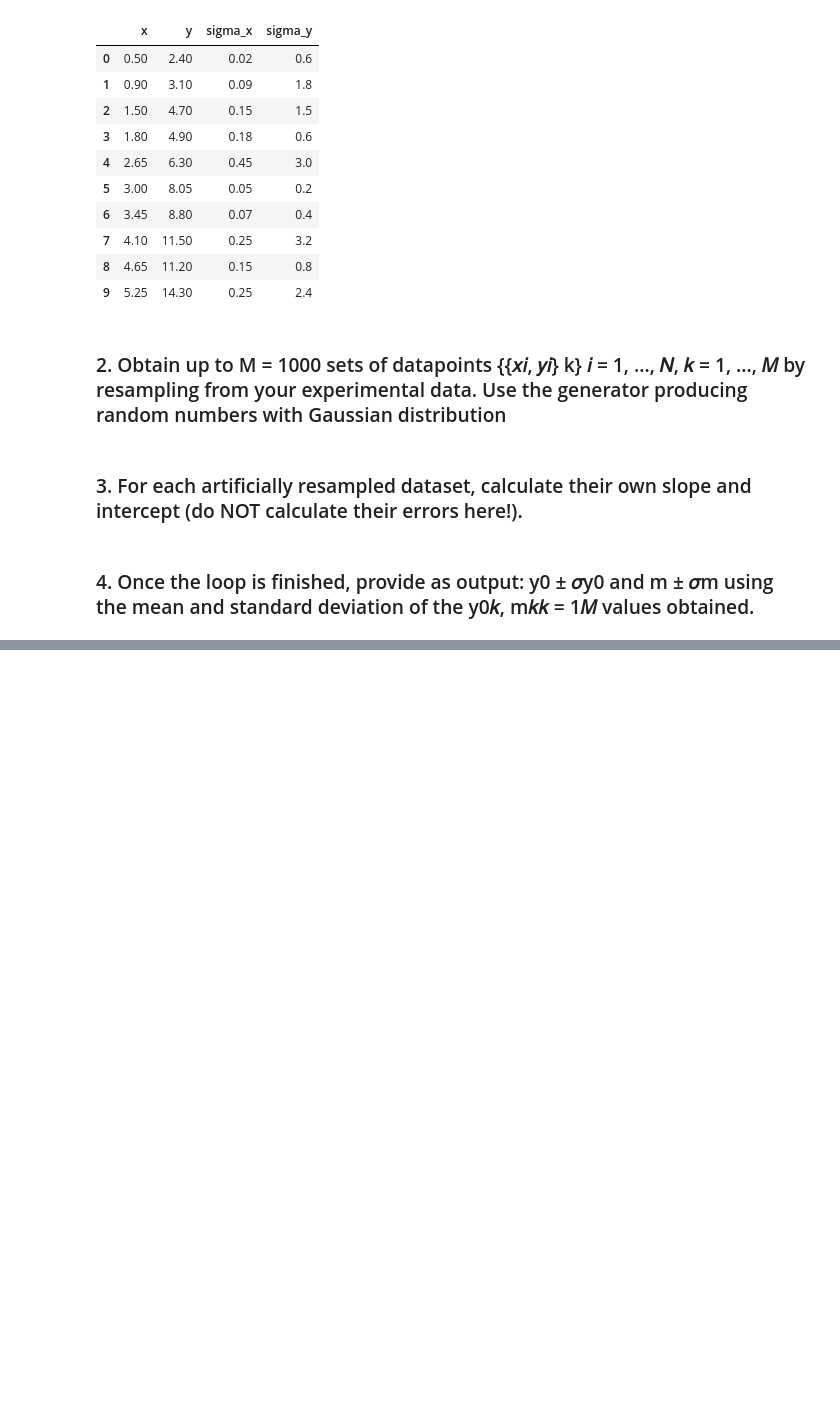
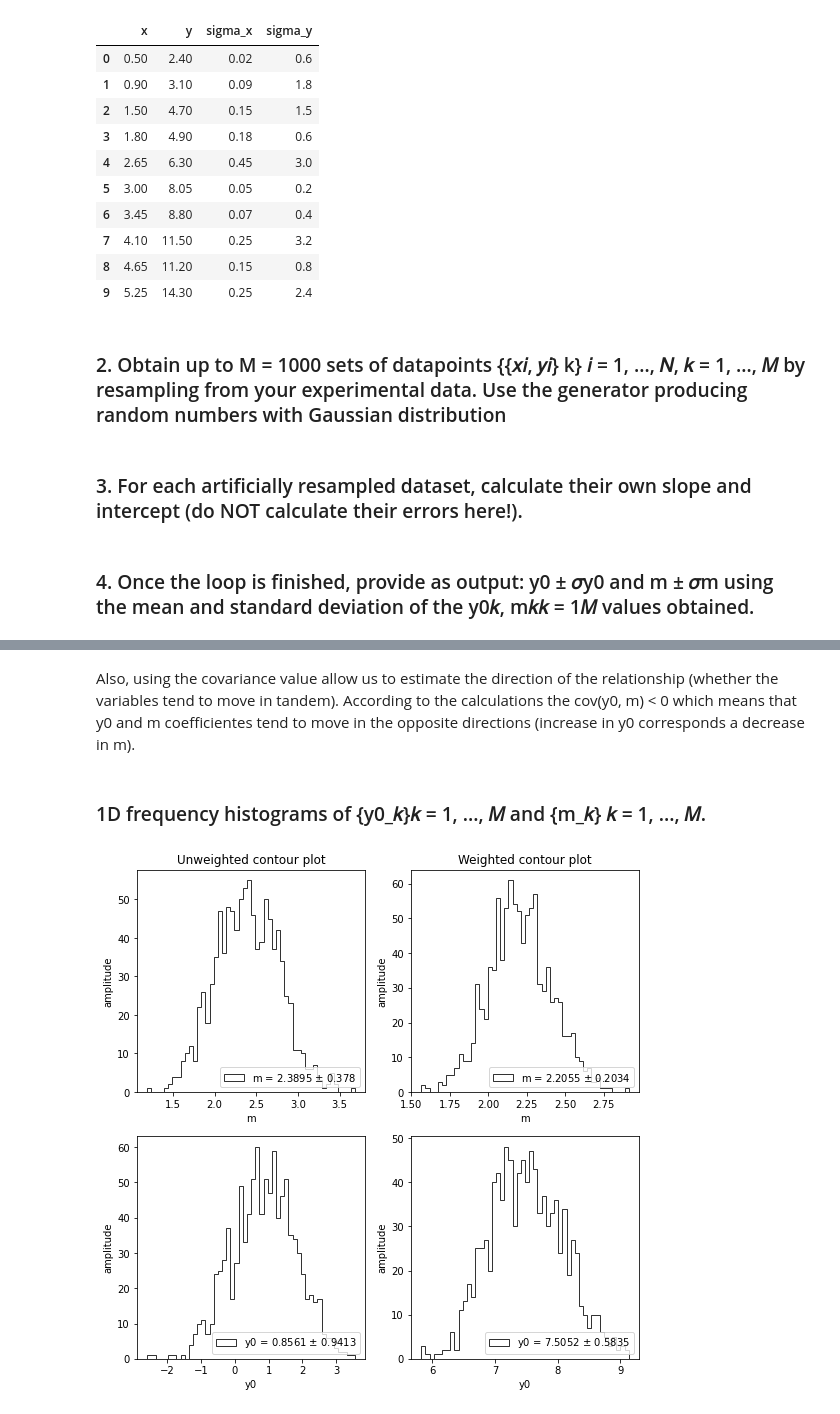
Before and after one commit to ccochato/cnm_final_project, a Jupyter notebook: FINAL_PROJECT_BOOTSTRAPPING_Carlos_Cocha.ipynb, the cells around one changed output, grey strips where cells are left out. Drawn from its saved outputs; the diff is of its cells as text; code cells hidden in the pictures; blank space fills up the shorter version.

```diff
--- a/FINAL_PROJECT_BOOTSTRAPPING_Carlos_Cocha.ipynb
+++ b/FINAL_PROJECT_BOOTSTRAPPING_Carlos_Cocha.ipynb
@@ -133,6 +133,17 @@ def pearson(x, y, w = False, ws = []):
         d = sx*sy
         r = n/d
     return r
+# %%
+def plot_histo(data_tm, xlabel, ax=None, **plt_kwargs):
+    '''Function to plot the histograms with  their main properties'''
+
+    ax.hist(data_tm, bins=50, range=[min(data_tm), max(data_tm)], fc='none',
+            histtype='step', color='black', label= xlabel+' = '+str(round(data_tm.mean(),4))+
+            ' $\pm$ ' +str(round( np.std(data_tm),4)), linewidth=.8)
+    ax.legend(loc='lower right')
+    ax.set_xlabel(xlabel, size= 10 )
+    ax.set_ylabel('amplitude', size= 10)
+    return ax
 # %% [markdown]
 ### 1. Read the data: x𝑖 ± 𝜎x𝑖, y𝑖 ± 𝜎y𝑖
 # %%
@@ -211,0 +249,20 @@ m  ± 𝜎m  = 2.2055 ± 0.2035
+# %% [markdown]
+Also, using the covariance value allow us to estimate the direction of the relationship (whether the variables tend to move in tandem). According to the calculations the cov(y0, m) < 0 which means that y0 and m coefficientes tend to move in the opposite directions (increase in y0 corresponds a decrease in m).
+# %% [markdown]
+### 1D frequency histograms of {y0_𝑘}𝑘 = 1, ..., 𝑀 and {m_𝑘} 𝑘 = 1, ..., 𝑀.
+# %%
+fig = plt.figure(figsize=(9,9))
+gs = GridSpec(2,2) # 1 rows, 2 columns
+ax1 = fig.add_subplot(gs[0,0])
+ax2 = fig.add_subplot(gs[0,1])
+ax3 = fig.add_subplot(gs[1,0])
+ax4 = fig.add_subplot(gs[1,1])
+plot_histo(y0_m_dat[:, 1],"m", ax1)
+plot_histo(y0_mw_dat[:, 1],"m", ax2)
+plot_histo(y0_m_dat[:, 0],"y0", ax3)
+plot_histo(y0_mw_dat[:, 0],"y0", ax4)
+ax1.set_title('Unweighted contour plot')
+ax2.set_title('Weighted contour plot')
+plt.show()
+# %% [output]
+[figure, added]
```
Also changed, not shown: parts of 5 cells of this notebook.
